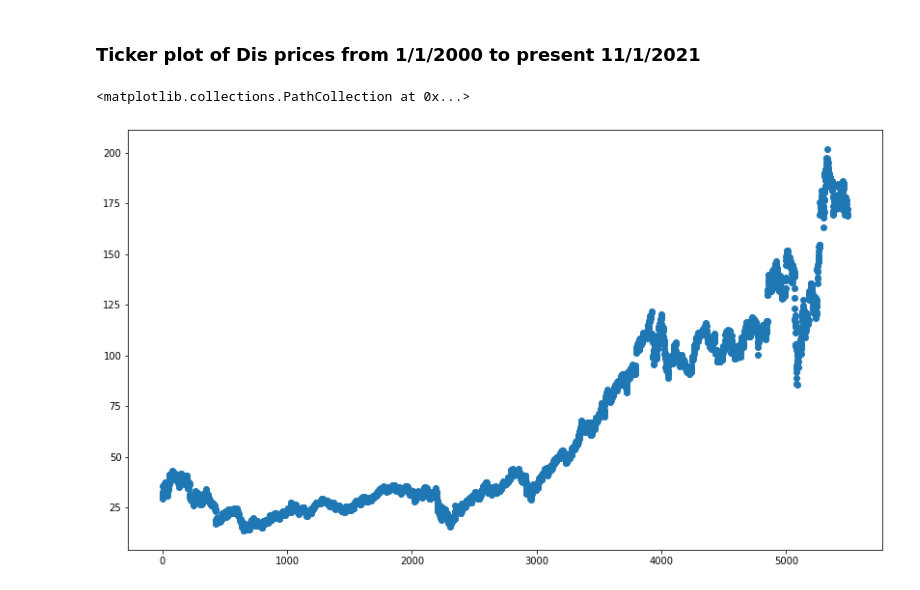
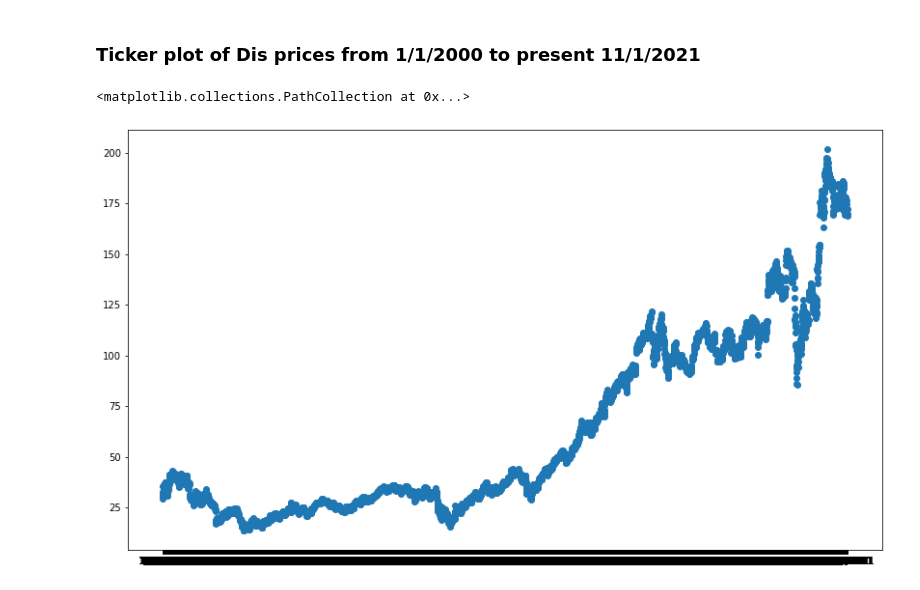
Before and after one commit to keekss/disney-reddit, a Jupyter notebook: PMAW Scratch.ipynb, the cells around one changed output. Cells and saved outputs as stored; diff of their text form; code cells hidden in the pictures.

```diff
--- a/PMAW Scratch.ipynb
+++ b/PMAW Scratch.ipynb
@@ -39,7 +235,7 @@ dis_comments_500.head()
 # %%
 plt.figure(figsize=(14,8))
 
-plt.scatter(yfinance.index, yfinance['Close'])
+plt.scatter(yfinance['Date'], yfinance['Close'])
 # %% [output]
 <matplotlib.collections.PathCollection at 0x...>
-[figure, old version]
+[figure, new version]
```
Also changed, not shown: parts of 47 cells of this notebook, 3 other files.
